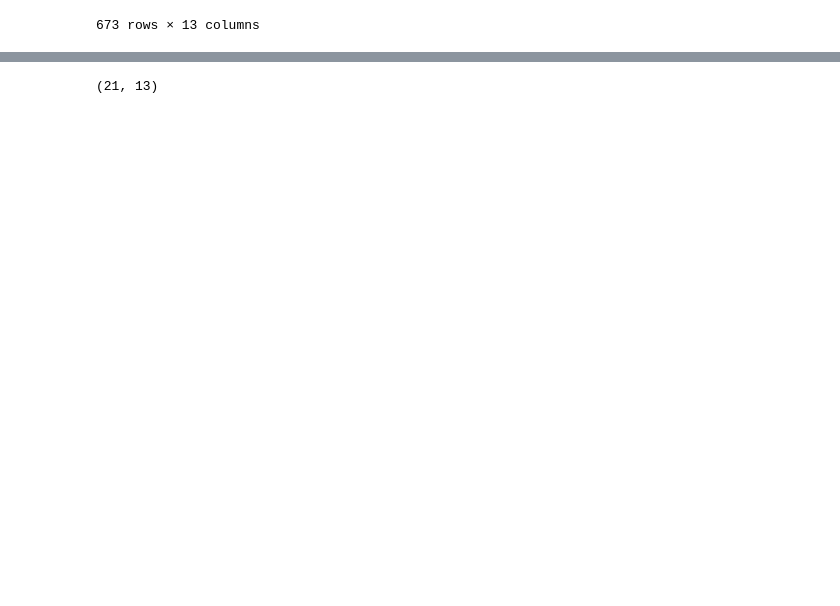
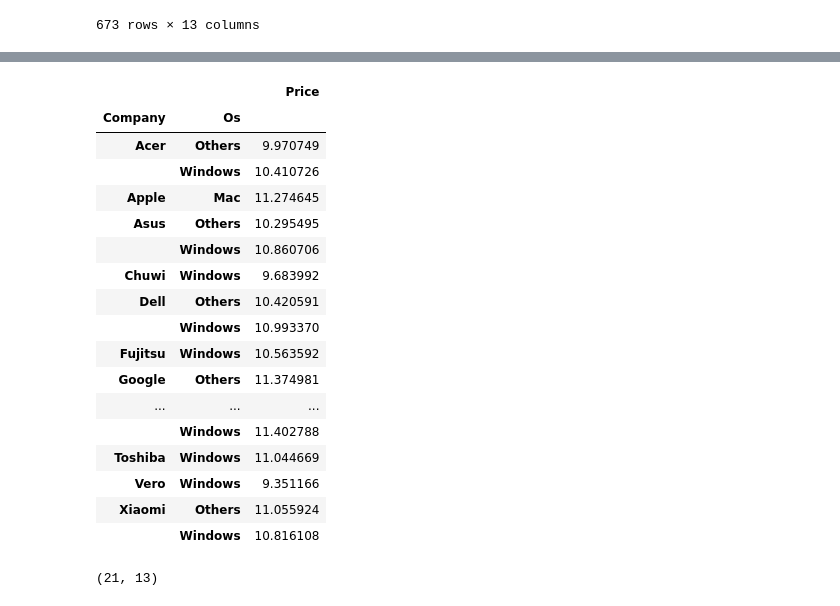
Before and after one commit to sha2992/Laptop-Price-Data, a Jupyter notebook: laptop-price-data-analysis-prediction.ipynb, the cells around one changed output, grey strips where cells are left out. Drawn from its saved outputs; the diff is of its cells as text; code cells hidden in the pictures; blank space fills up the shorter version.

Commit message:
Kaggle Notebook | Laptop Price Data Analysis & Prediction | Version 18

```diff
--- a/laptop-price-data-analysis-prediction.ipynb
+++ b/laptop-price-data-analysis-prediction.ipynb
@@ -318,3 +340,24 @@ df[df['Price']>df['Price'].aggregate('mean')]
+# %%
+df.groupby(['Company','Os']).agg({'Price':'mean'})
+# %% [output]
+|  |  | Price |
+| Company | Os |  |
+| Acer | Others | 9.970749 |
+|  | Windows | 10.410726 |
+| Apple | Mac | 11.274645 |
+| Asus | Others | 10.295495 |
+|  | Windows | 10.860706 |
+| Chuwi | Windows | 9.683992 |
+| Dell | Others | 10.420591 |
+|  | Windows | 10.993370 |
+| Fujitsu | Windows | 10.563592 |
+| Google | Others | 11.374981 |
+| ... | ... | ... |
+|  | Windows | 11.402788 |
+| Toshiba | Windows | 11.044669 |
+| Vero | Windows | 9.351166 |
+| Xiaomi | Others | 11.055924 |
+|  | Windows | 10.816108 |
 # %%
 Mac_Os = df[df['Os']=='Mac']
 # %%
```
Also changed, not shown: parts of 1 cell of this notebook.
